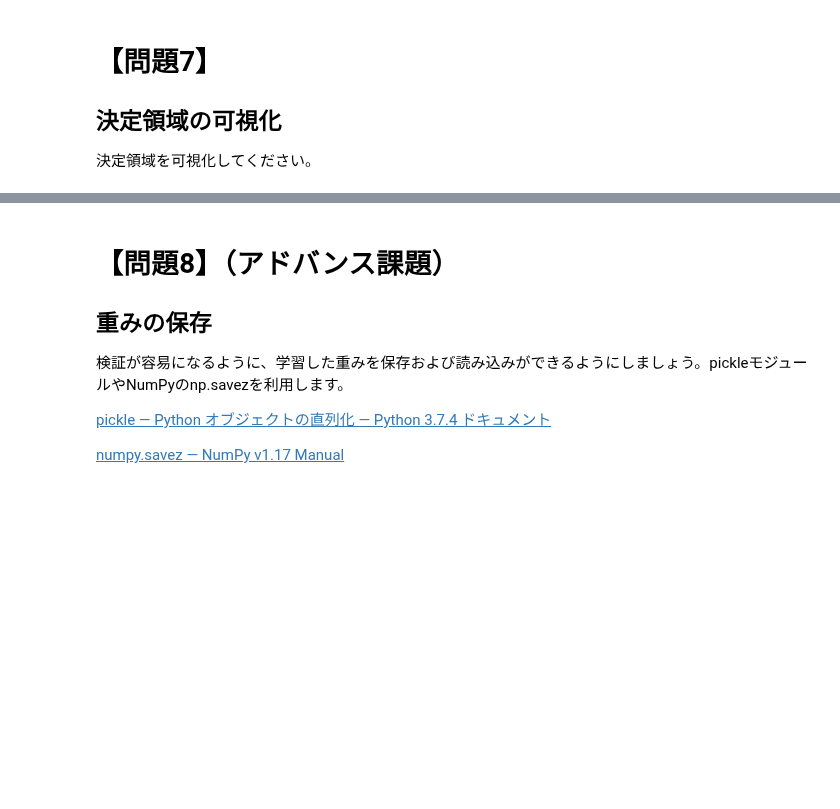
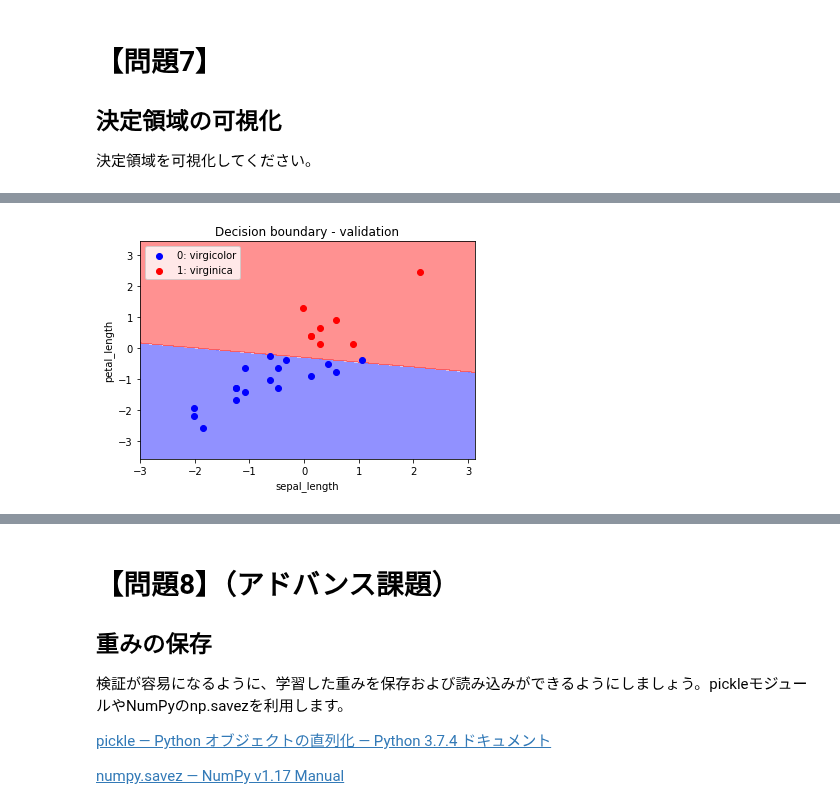
Before and after one commit to taiki-nakaso/diveintocode-ml, a Jupyter notebook: src/sprint/sprint4/sprint4-session1.ipynb, the cells around one changed output, grey strips where cells are left out. Saved outputs shown, nothing was run; the diff lists cells and outputs as text; code cells hidden in the pictures; blank space fills up the shorter version.

```diff
--- a/src/sprint/sprint4/sprint4-session1.ipynb
+++ b/src/sprint/sprint4/sprint4-session1.ipynb
@@ -504,3 +637,13 @@ Done! elapsed time: 2.35278s
 # 【問題7】
 ## 決定領域の可視化
 決定領域を可視化してください。
+# %%
+# validation
+x_min, x_max = X_val_std[:, 0].min() - 1, X_val_std[:, 0].max() + 1
+y_min, y_max = X_val_std[:, 1].min() - 1, X_val_std[:, 1].max() + 1
+
+xx, yy = np.meshgrid(np.arange(x_min, x_max, 0.01),
+                     np.arange(y_min, y_max, 0.01))
+
+print(xx)
+print(yy)
@@ -506,0 +668,9 @@ Done! elapsed time: 2.35278s
+# %%
+XX = xx.ravel()
+YY = yy.ravel()
+
+X_tmp = np.array([XX, YY]).T
+print(X_tmp)
+
+Z = clf.predict(X_tmp).reshape(xx.shape)
+print(Z)
@@ -506,0 +692,21 @@ Done! elapsed time: 2.35278s
+# %%
+import matplotlib.pyplot as plt
+
+X_val_0 = X_val_std[np.where(y_val==0)]
+X_val_1 = X_val_std[np.where(y_val==1)]
+
+%matplotlib inline
+plt.xlim(x_min, x_max)
+plt.ylim(y_min, y_max)
+plt.title('Decision boundary - validation')
+plt.xlabel('sepal_length')
+plt.ylabel('petal_length')
+
+plt.contourf(xx, yy, Z, cmap='bwr', alpha=0.5)
+plt.scatter(X_val_0[:, 0], X_val_0[:, 1], c='blue', label="0: virgicolor")
+plt.scatter(X_val_1[:, 0], X_val_1[:, 1], c='red', label="1: virginica")
+
+plt.legend()
+plt.show()
+# %% [output]
+[figure, added]
```
Also changed, not shown: parts of 17 cells of this notebook, 2 other files.
